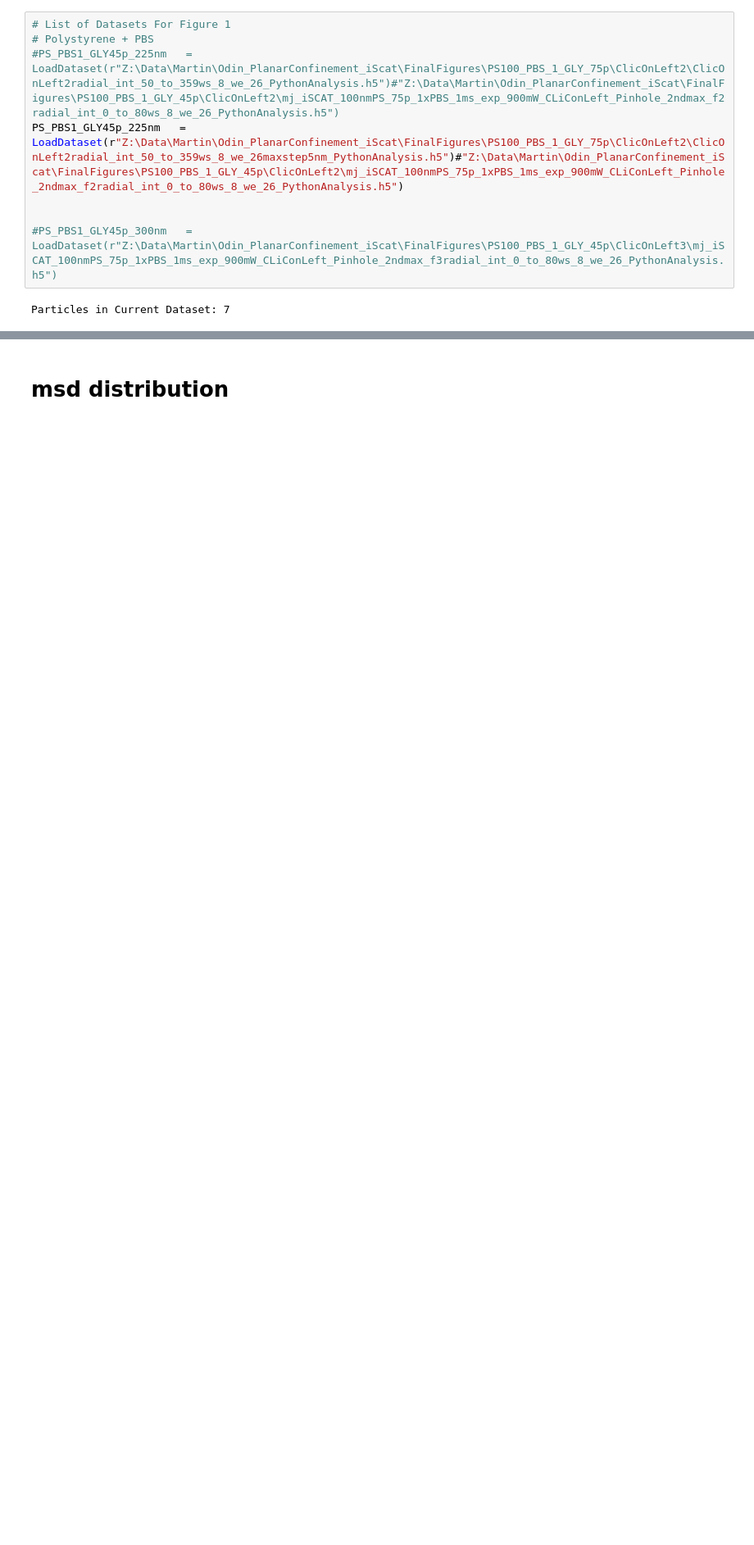
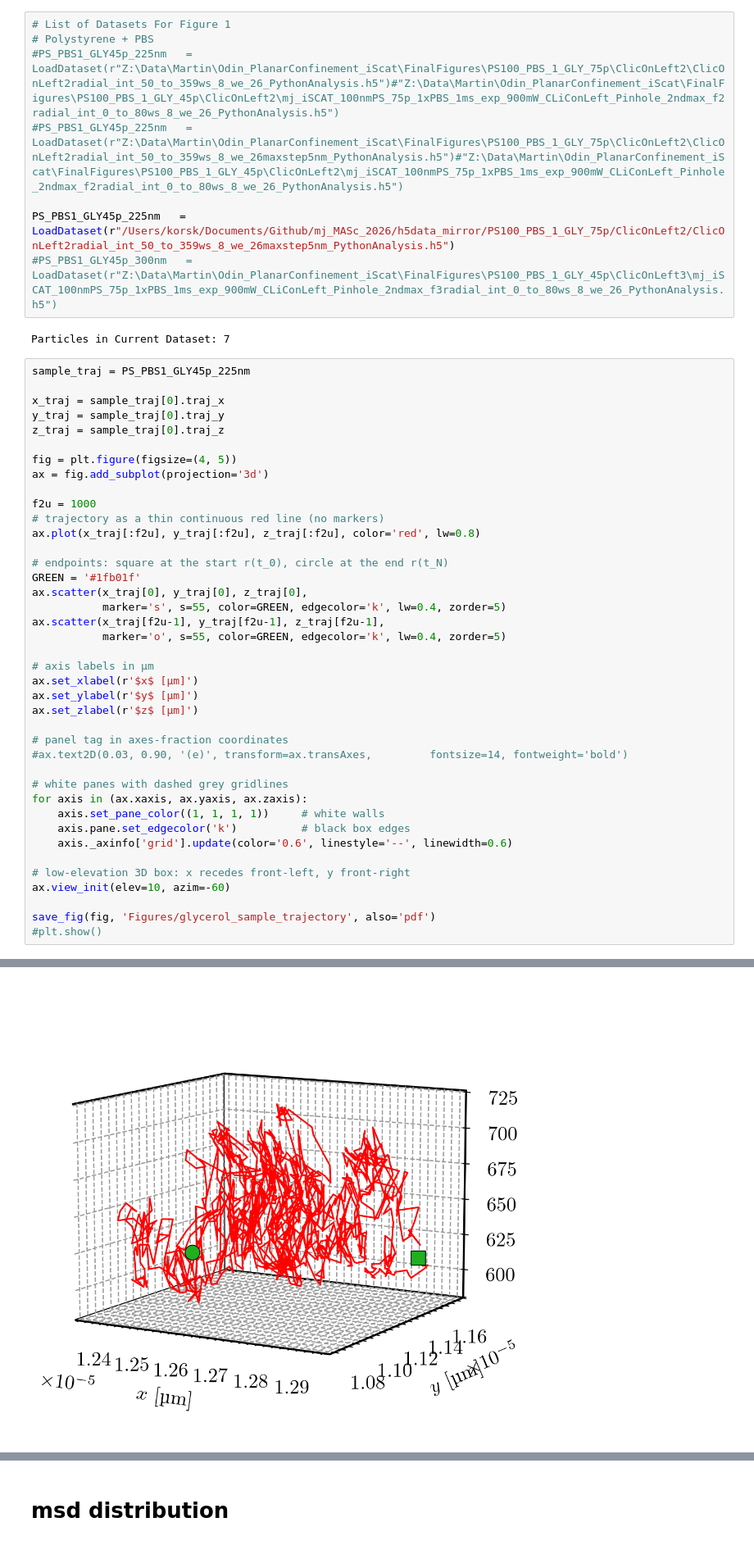
Before and after one commit to sinuose/mj_MASc_2026, a Jupyter notebook: Python/figures_chapter_7.ipynb, the cells around one changed output, grey strips where cells are left out. Shown at 82% size. Saved outputs shown, nothing was run; the diff lists cells and outputs as text; blank space fills up the shorter version.

```diff
--- a/Python/figures_chapter_7.ipynb
+++ b/Python/figures_chapter_7.ipynb
@@ -1168,9 +1168,50 @@ PosixPath('Figures/RadxvsRadz_PBS.svg')
 # List of Datasets For Figure 1
 # Polystyrene + PBS
 #PS_PBS1_GLY45p_225nm   = LoadDataset(r"Z:\Data\Martin\Odin_PlanarConfinement_iScat\FinalFigures\PS100_PBS_1_GLY_75p\ClicOnLeft2\ClicOnLeft2radial_int_50_to_359ws_8_we_26_PythonAnalysis.h5")#"Z:\Data\Martin\Odin_PlanarConfinement_iScat\FinalFigures\PS100_PBS_1_GLY_45p\ClicOnLeft2\mj_iSCAT_100nmPS_75p_1xPBS_1ms_exp_900mW_CLiConLeft_Pinhole_2ndmax_f2radial_int_0_to_80ws_8_we_26_PythonAnalysis.h5")
-PS_PBS1_GLY45p_225nm   = LoadDataset(r"Z:\Data\Martin\Odin_PlanarConfinement_iScat\FinalFigures\PS100_PBS_1_GLY_75p\ClicOnLeft2\ClicOnLeft2radial_int_50_to_359ws_8_we_26maxstep5nm_PythonAnalysis.h5")#"Z:\Data\Martin\Odin_PlanarConfinement_iScat\FinalFigures\PS100_PBS_1_GLY_45p\ClicOnLeft2\mj_iSCAT_100nmPS_75p_1xPBS_1ms_exp_900mW_CLiConLeft_Pinhole_2ndmax_f2radial_int_0_to_80ws_8_we_26_PythonAnalysis.h5")
+#PS_PBS1_GLY45p_225nm   = LoadDataset(r"Z:\Data\Martin\Odin_PlanarConfinement_iScat\FinalFigures\PS100_PBS_1_GLY_75p\ClicOnLeft2\ClicOnLeft2radial_int_50_to_359ws_8_we_26maxstep5nm_PythonAnalysis.h5")#"Z:\Data\Martin\Odin_PlanarConfinement_iScat\FinalFigures\PS100_PBS_1_GLY_45p\ClicOnLeft2\mj_iSCAT_100nmPS_75p_1xPBS_1ms_exp_900mW_CLiConLeft_Pinhole_2ndmax_f2radial_int_0_to_80ws_8_we_26_PythonAnalysis.h5")
 
-
+PS_PBS1_GLY45p_225nm   = LoadDataset(r"/Users/korsk/Documents/Github/mj_MASc_2026/h5data_mirror/PS100_PBS_1_GLY_75p/ClicOnLeft2/ClicOnLeft2radial_int_50_to_359ws_8_we_26maxstep5nm_PythonAnalysis.h5")
 #PS_PBS1_GLY45p_300nm   = LoadDataset(r"Z:\Data\Martin\Odin_PlanarConfinement_iScat\FinalFigures\PS100_PBS_1_GLY_45p\ClicOnLeft3\mj_iSCAT_100nmPS_75p_1xPBS_1ms_exp_900mW_CLiConLeft_Pinhole_2ndmax_f3radial_int_0_to_80ws_8_we_26_PythonAnalysis.h5")
 # %% [output]
 Particles in Current Dataset: 7
+# %%
+sample_traj = PS_PBS1_GLY45p_225nm
+
+x_traj = sample_traj[0].traj_x
+y_traj = sample_traj[0].traj_y
+z_traj = sample_traj[0].traj_z
+
+fig = plt.figure(figsize=(4, 5))
+ax = fig.add_subplot(projection='3d')
+
+f2u = 1000
+# trajectory as a thin continuous red line (no markers)
+ax.plot(x_traj[:f2u], y_traj[:f2u], z_traj[:f2u], color='red', lw=0.8)
+
+# endpoints: square at the start r(t_0), circle at the end r(t_N)
+GREEN = '#1fb01f'
+ax.scatter(x_traj[0], y_traj[0], z_traj[0],
+           marker='s', s=55, color=GREEN, edgecolor='k', lw=0.4, zorder=5)
+ax.scatter(x_traj[f2u-1], y_traj[f2u-1], z_traj[f2u-1],
+           marker='o', s=55, color=GREEN, edgecolor='k', lw=0.4, zorder=5)
+
+# axis labels in µm
+ax.set_xlabel(r'$x$ [µm]')
+ax.set_ylabel(r'$y$ [µm]')
+ax.set_zlabel(r'$z$ [µm]')
+
+# panel tag in axes-fraction coordinates
+#ax.text2D(0.03, 0.90, '(e)', transform=ax.transAxes,         fontsize=14, fontweight='bold')
+
+# white panes with dashed grey gridlines
+for axis in (ax.xaxis, ax.yaxis, ax.zaxis):
+    axis.set_pane_color((1, 1, 1, 1))     # white walls
+    axis.pane.set_edgecolor('k')          # black box edges
+    axis._axinfo['grid'].update(color='0.6', linestyle='--', linewidth=0.6)
+
+# low-elevation 3D box: x recedes front-left, y front-right
+ax.view_init(elev=10, azim=-60)
+
+save_fig(fig, 'Figures/glycerol_sample_trajectory', also='pdf')
+#plt.show()
+# %% [output]
@@ -1177,3 +1219,4 @@ Particles in Current Dataset: 7
+[figure, added]
 # %%
 panel_a_datasets = [PS_PBS1_GLY45p_225nm]#, PS_PBS1_GLY45p_300nm]
 
```
Also changed, not shown: parts of 1 cell of this notebook, 11 other files.
